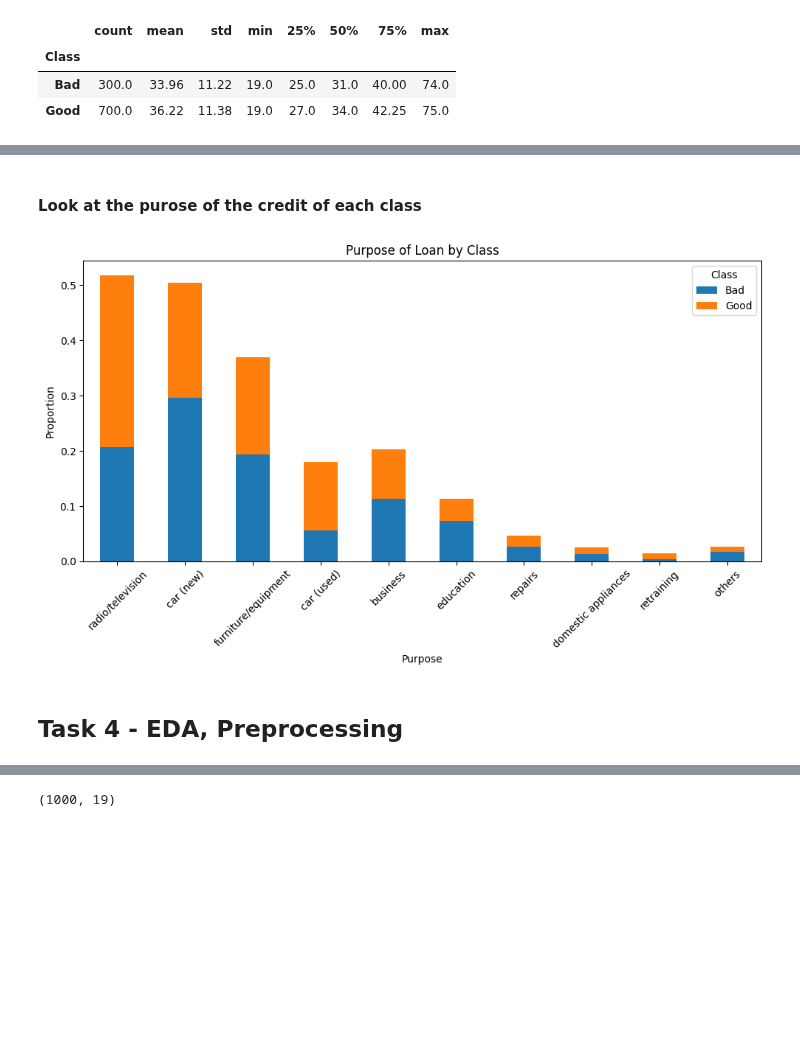
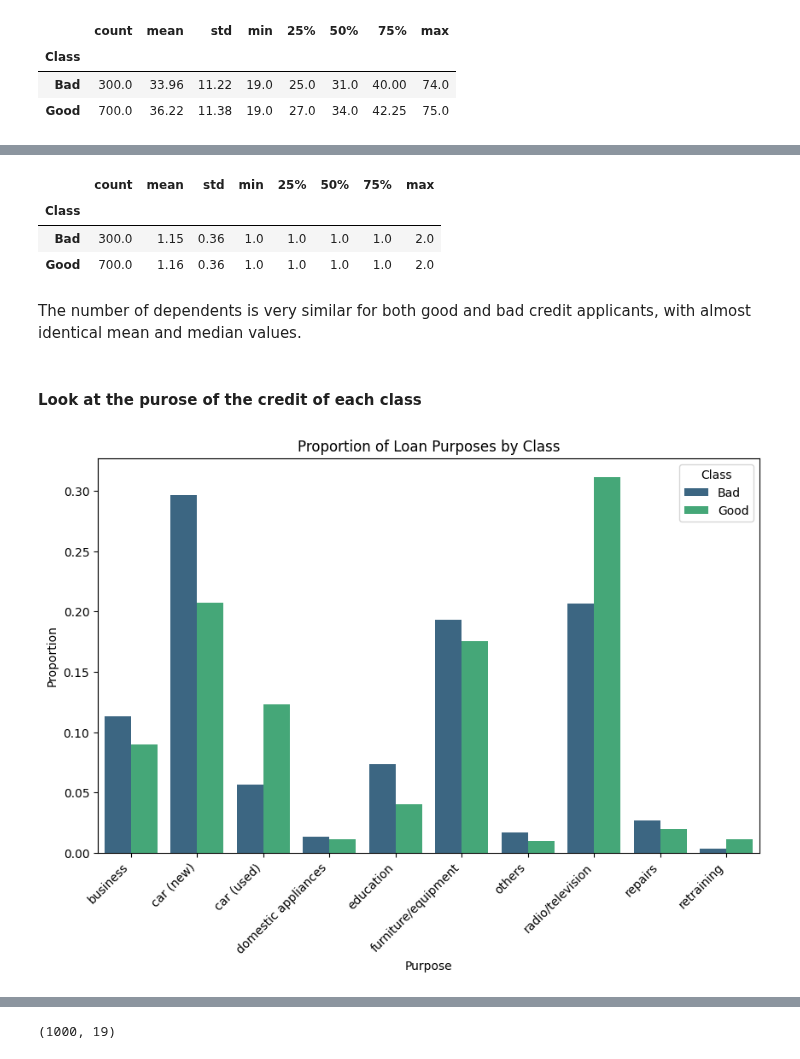
Before and after one commit to GittiGitus/Deep_Learning, a Jupyter notebook: experiments.ipynb, the cells around one changed output, grey strips where cells are left out. Drawn from its saved outputs; the diff is of its cells as text; code cells hidden in the pictures; blank space fills up the shorter version.

```diff
--- a/experiments.ipynb
+++ b/experiments.ipynb
@@ -372,22 +407,28 @@ display(df.groupby('Class')['Age_in_years'].describe().round(2))
+# %%
+display(df.groupby('Class')['Number_of_people_being_liable_to_provide_maintenance_for'].describe().round(2))
+# %% [output]
+|  | count | mean | std | min | 25% | 50% | 75% | max |
+| Class |  |  |  |  |  |  |  |  |
+| Bad | 300.0 | 1.15 | 0.36 | 1.0 | 1.0 | 1.0 | 1.0 | 2.0 |
+| Good | 700.0 | 1.16 | 0.36 | 1.0 | 1.0 | 1.0 | 1.0 | 2.0 |
+# %% [markdown]
+The number of dependents is very similar for both good and bad credit applicants, with almost identical mean and median values.
 # %% [markdown]
 #### Look at the purose of the credit of each class
-# %%
-# Look at the purpose of the loan by class
-purpose = df.groupby(['Purpose', 'Class']).size().unstack()
-purpose['Total'] = purpose.sum(axis=1)
-purpose = purpose.sort_values(by='Total', ascending=False)
-purpose = purpose.drop(columns='Total')
-purpose = purpose.div(purpose.sum(axis=0), axis=1)
-purpose = purpose.sort_values(by='Good', ascending=False)
-purpose.plot(kind='bar', stacked=True, figsize=(10, 6))
-plt.title('Purpose of Loan by Class')
-plt.xlabel('Purpose')
-plt.ylabel('Proportion')
-plt.legend(title='Class')
-plt.xticks(rotation=45)
-plt.tight_layout()
-plt.show()
-# %% [output]
-[figure, removed]
-# %% [markdown]
-## Task 4 - EDA, Preprocessing
+# %%
+# Normalize the counts within each class to plot proportions
+# Proportion is used because just the counts would be misleading as the classes are imbalanced
+plt.figure(figsize=(10, 6))
+
+# Group by Class and Purpose and calculate the proportions
+df_grouped = df.groupby(['Class', 'Purpose']).size().reset_index(name='Count')
+df_grouped['Proportion'] = df_grouped.groupby('Class')['Count'].transform(lambda x: x / x.sum()) # Proportion within each class
+
+# Plotting the proportions
+sns.barplot(x='Purpose', y='Proportion', hue='Class', data=df_grouped, palette='viridis')
+plt.xticks(rotation=45, ha='right')
+plt.title('Proportion of Loan Purposes by Class')
+plt.ylabel('Proportion')
+plt.show()
+# %% [output]
+[figure, added]
```
Also changed, not shown: parts of 91 cells of this notebook.
